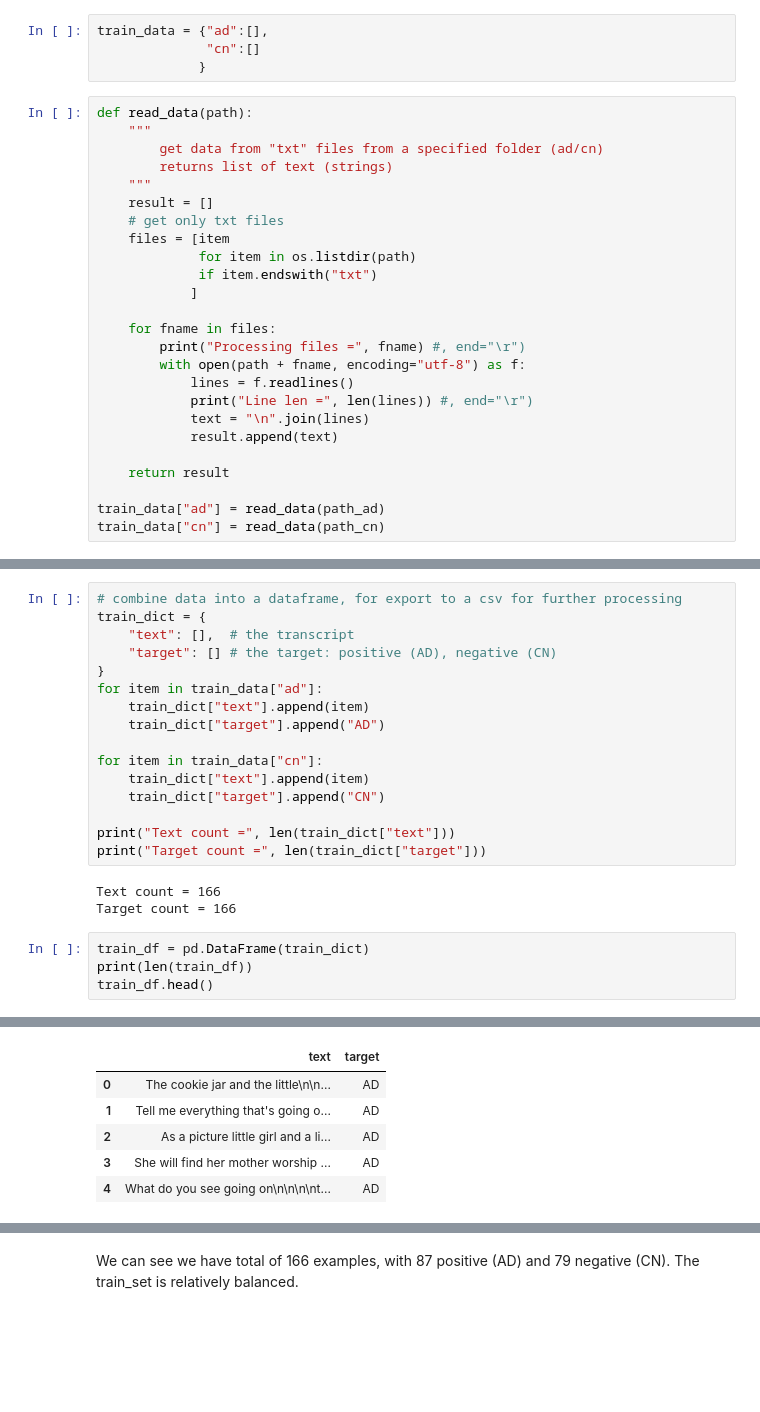
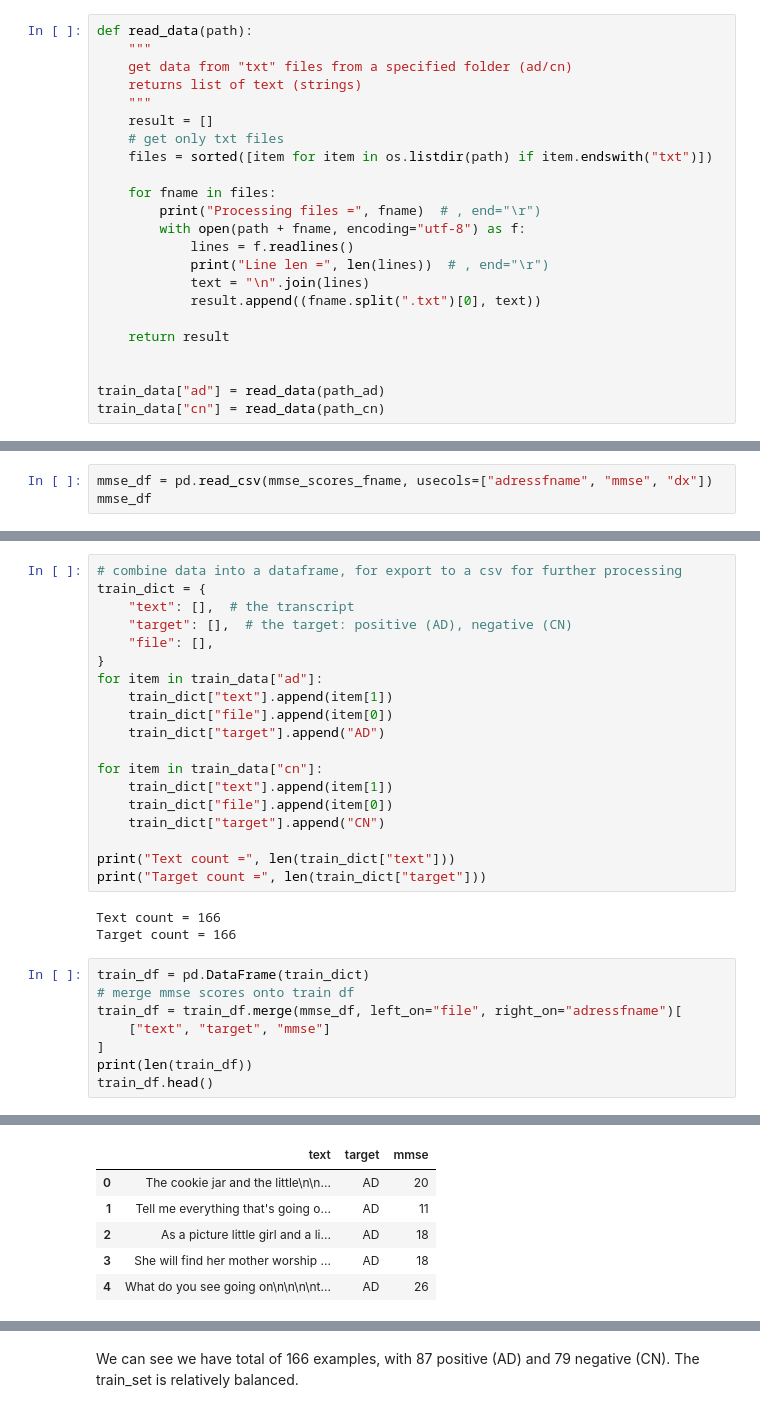
Before and after one commit to M-I-Dx/alzheimers_detection_capstone, a Jupyter notebook: EDA/00_EDA.ipynb, the cells around one changed output, grey strips where cells are left out. Saved outputs shown, nothing was run; the diff lists cells and outputs as text; blank space fills up the shorter version.

```diff
--- a/EDA/00_EDA.ipynb
+++ b/EDA/00_EDA.ipynb
@@ -19,30 +22,24 @@ path_cn = "../data/Transcribed Data-2024-Feb-13//Diagnosis Training Data/cn tran
-# %%
-train_data = {"ad":[],
-              "cn":[]
-             }
 # %%
 def read_data(path):
     """
-        get data from "txt" files from a specified folder (ad/cn)
-        returns list of text (strings)
+    get data from "txt" files from a specified folder (ad/cn)
+    returns list of text (strings)
     """
     result = []
     # get only txt files
-    files = [item
-             for item in os.listdir(path)
-             if item.endswith("txt")
-            ]
+    files = sorted([item for item in os.listdir(path) if item.endswith("txt")])
 
     for fname in files:
-        print("Processing files =", fname) #, end="\r")
+        print("Processing files =", fname)  # , end="\r")
         with open(path + fname, encoding="utf-8") as f:
             lines = f.readlines()
-            print("Line len =", len(lines)) #, end="\r")
+            print("Line len =", len(lines))  # , end="\r")
             text = "\n".join(lines)
-            result.append(text)
+            result.append((fname.split(".txt")[0], text))
 
     return result
 
+
 train_data["ad"] = read_data(path_ad)
 train_data["cn"] = read_data(path_cn)
 # %% [output]
@@ -63,3 +60,6 @@ Processing files = adrso315.txt
 Line len = 5
 Processing files = adrso316.txt
 Line len = 5
+# %%
+mmse_df = pd.read_csv(mmse_scores_fname, usecols=["adressfname", "mmse", "dx"])
+mmse_df
@@ -171,14 +187,17 @@ These words tend to be more specific and detailed.
 # combine data into a dataframe, for export to a csv for further processing
 train_dict = {
     "text": [],  # the transcript
-    "target": [] # the target: positive (AD), negative (CN)
+    "target": [],  # the target: positive (AD), negative (CN)
+    "file": [],
 }
 for item in train_data["ad"]:
-    train_dict["text"].append(item)
+    train_dict["text"].append(item[1])
+    train_dict["file"].append(item[0])
     train_dict["target"].append("AD")
 
 for item in train_data["cn"]:
-    train_dict["text"].append(item)
+    train_dict["text"].append(item[1])
+    train_dict["file"].append(item[0])
     train_dict["target"].append("CN")
 
 print("Text count =", len(train_dict["text"]))
@@ -188,14 +207,18 @@ Text count = 166
 Target count = 166
 # %%
 train_df = pd.DataFrame(train_dict)
+# merge mmse scores onto train df
+train_df = train_df.merge(mmse_df, left_on="file", right_on="adressfname")[
+    ["text", "target", "mmse"]
+]
 print(len(train_df))
 train_df.head()
 # %% [output]
 166
-|  | text | target |
-| 0 | The cookie jar and the little\n\n... | AD |
-| 1 | Tell me everything that's going o... | AD |
-| 2 | As a picture little girl and a li... | AD |
-| 3 | She will find her mother worship ... | AD |
-| 4 | What do you see going on\n\n\n\nt... | AD |
+|  | text | target | mmse |
+| 0 | The cookie jar and the little\n\n... | AD | 20 |
+| 1 | Tell me everything that's going o... | AD | 11 |
+| 2 | As a picture little girl and a li... | AD | 18 |
+| 3 | She will find her mother worship ... | AD | 18 |
+| 4 | What do you see going on\n\n\n\nt... | AD | 26 |
 # %%
```
Also changed, not shown: parts of 20 cells of this notebook.
